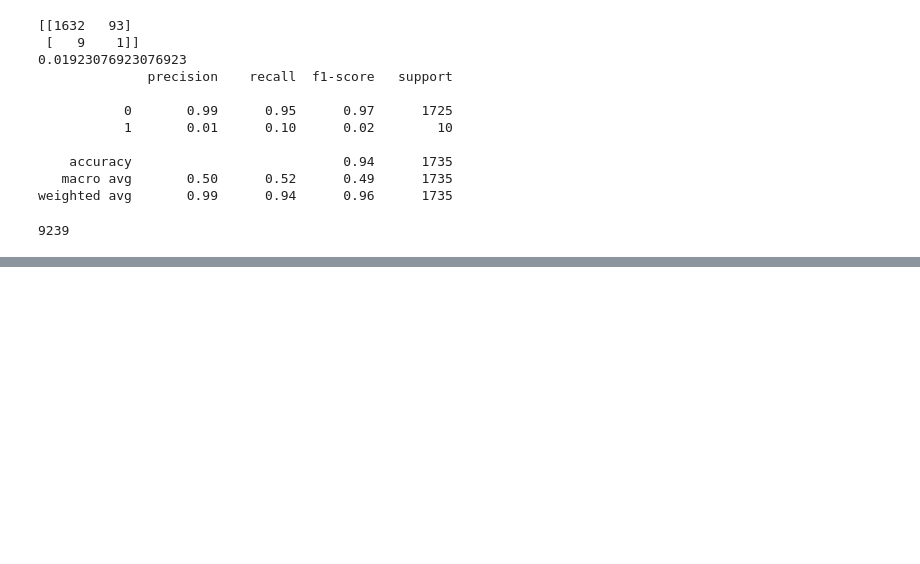
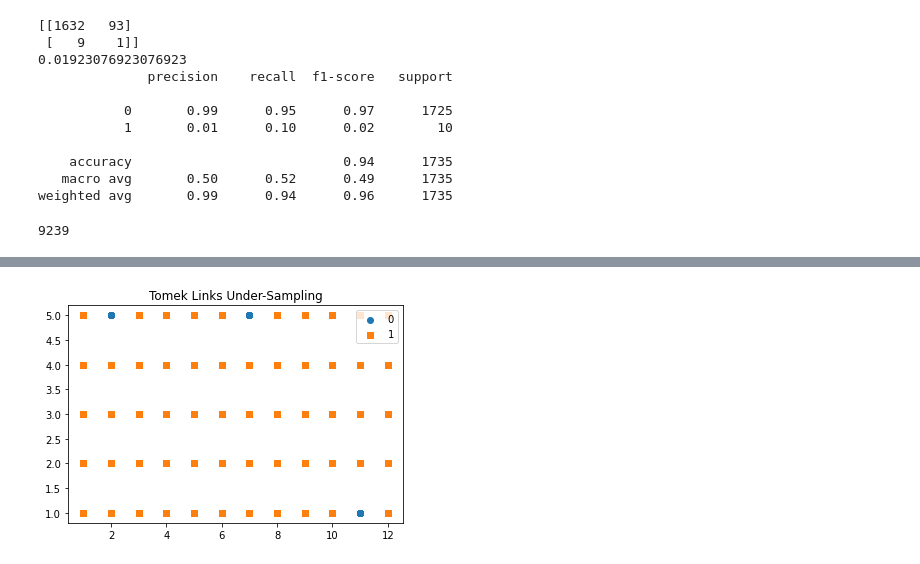
Before and after one commit to aniket414/car-insurance-fraud, a Jupyter notebook: Models.ipynb, the cells around one changed output, grey strips where cells are left out. Cells and saved outputs as stored; diff of their text form; code cells hidden in the pictures; blank space fills up the shorter version.

```diff
--- a/Models.ipynb
+++ b/Models.ipynb
@@ -25,7 +25,7 @@ df_test.drop('FraudFound_P', inplace=True, axis=1)
 def plot_2d_space(X, y, label='Classes'):
     colors = ['#1F77B4', '#FF7F0E']
     markers = ['o', 's']
-
+    X=X.values
     for l, c, m in zip(np.unique(y), colors, markers):
         plt.scatter(
             X[y==l, 0],
@@ -589,11 +500,11 @@ weighted avg       0.93      0.93      0.93      1735
 # %%
-tl = TomekLinks(sampling_strategy='majority')
+tl = TomekLinks(sampling_strategy='not majority')
 
-X_tl, y_tl, id_tl = tl.fit_resample(X_train, y_train)
-
-print('Removed indexes:', id_tl.shape)
+X_tl, y_tl = tl.fit_resample(X_train, y_train)
 
 plot_2d_space(X_tl, y_tl, 'Tomek Links Under-Sampling')
+# %% [output]
+[figure, added]
 # %%
 m = RandomForestClassifier(n_estimators=3, n_jobs=-1, max_features=0.5)
 
```
Also changed, not shown: parts of 31 cells of this notebook.
